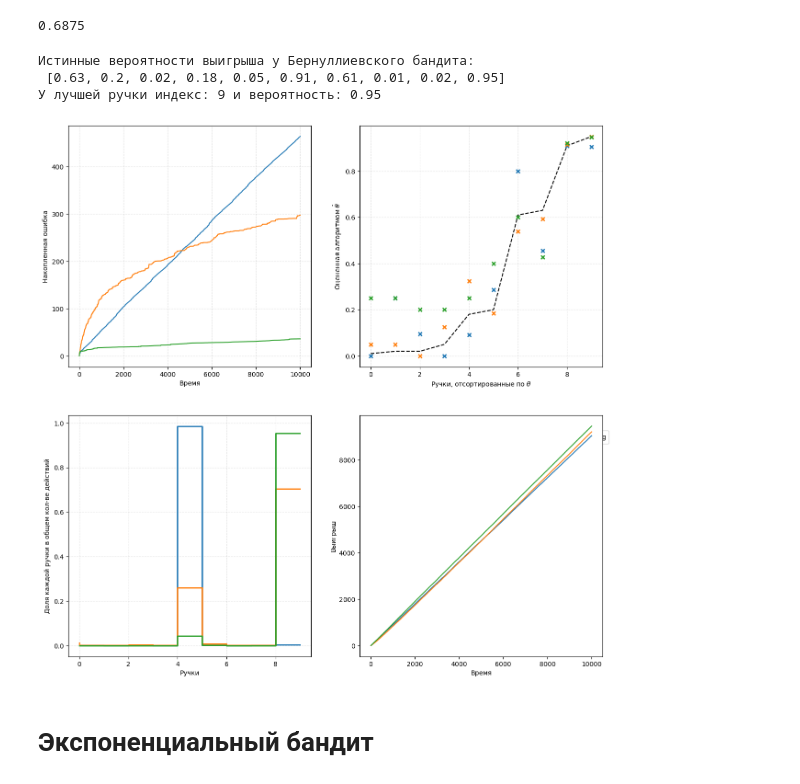
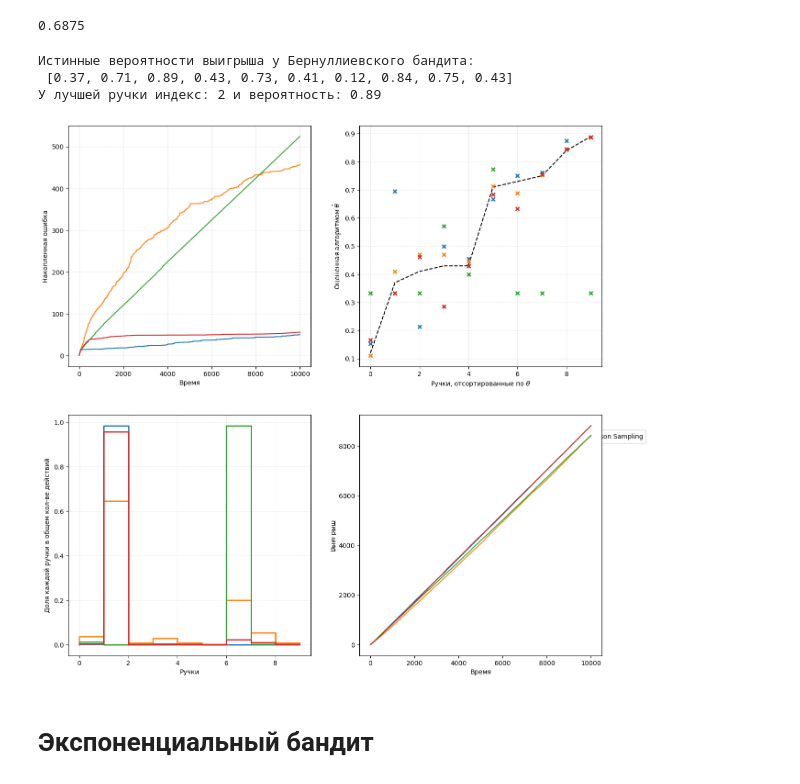
Before and after one commit to pileyan/applied_statistics_2024, a Jupyter notebook: lect07/Multiarmed bandits.ipynb, the cells around one changed output. Cells and saved outputs as stored; diff of their text form; code cells hidden in the pictures.

```diff
--- a/lect07/Multiarmed bandits.ipynb
+++ b/lect07/Multiarmed bandits.ipynb
@@ -473,7 +473,7 @@ def experiment(K, N, probas = []):
 #         EpsilonGreedy(b, 1),
         EpsilonGreedy(b, 0.01),
         UCB1(b),
-        # BayesianUCB(b, 3, 1, 1),
+        BayesianUCB(b, 2, 1, 1),
         ThompsonSampling(b, 1, 1)
     ]
     names = [
@@ -481,7 +481,7 @@ def experiment(K, N, probas = []):
 #         'Full-exploration',
         r'$\epsilon$' + '-Greedy',
         'UCB1',
-        # 'Bayesian UCB',
+        'Bayesian UCB',
         'Thompson Sampling'
     ]
 
@@ -495,13 +495,13 @@ def experiment(K, N, probas = []):
 1/16+3/8+1/4
 # %% [output]
 0.6875
-# %%
-experiment(10, 10000,[0.63, 0.2, 0.02, 0.18, 0.05, 0.91, 0.61, 0.01, 0.02, 0.95])
-# %% [output]
-Истинные вероятности выигрыша у Бернуллиевского бандита:
- [0.63, 0.2, 0.02, 0.18, 0.05, 0.91, 0.61, 0.01, 0.02, 0.95]
-У лучшей ручки индекс: 9 и вероятность: 0.95
-[figure, removed]
+# %%
+experiment(10, 10000)
+# %% [output]
+Истинные вероятности выигрыша у Бернуллиевского бандита:
+ [0.37, 0.71, 0.89, 0.43, 0.73, 0.41, 0.12, 0.84, 0.75, 0.43]
+У лучшей ручки индекс: 2 и вероятность: 0.89
+[figure, added]
 # %% [markdown]
 # Экспоненциальный бандит
 # %%
```
Also changed, not shown: 1 other file.
